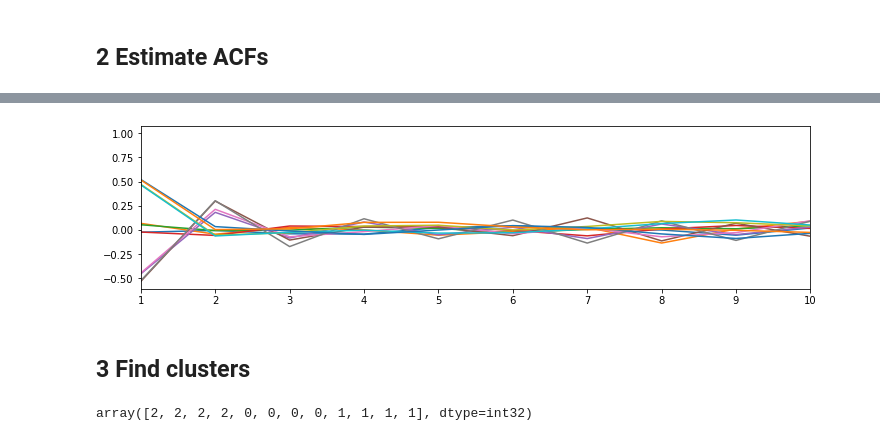
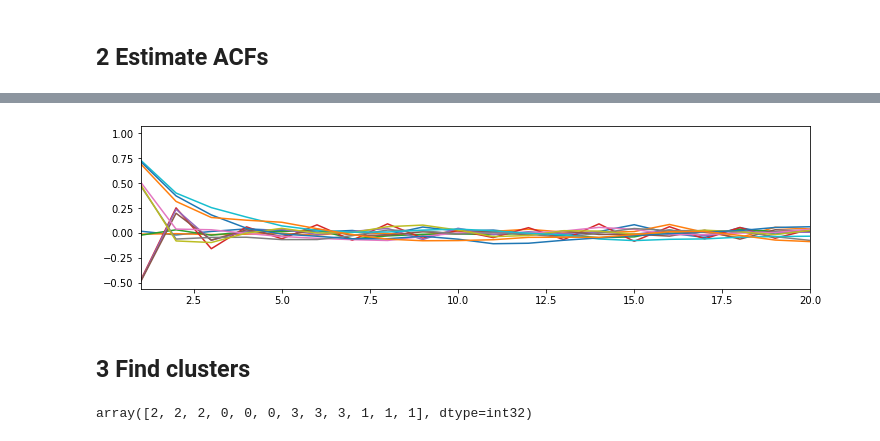
Before and after one commit to williewheeler/time-series-demos, a Jupyter notebook: clustering/ts-cluster.ipynb, the cells around one changed output, grey strips where cells are left out. Cells and saved outputs as stored; diff of their text form; code cells hidden in the pictures.

```diff
--- a/clustering/ts-cluster.ipynb
+++ b/clustering/ts-cluster.ipynb
@@ -8,6 +8,15 @@ import matplotlib.pyplot as plt
 
 from sklearn.cluster import KMeans
 from statsmodels.tsa.arima_process import ArmaProcess
+# %%
+# Number of time series per process
+series_per_process = 3
+
+# Length of an individual time series
+T = 1_000
+
+# Max ACF lags
+n_lags = 20
 # %% [markdown]
 ## 1 Generate time series dataset
 # %%
@@ -16,13 +25,17 @@ from statsmodels.tsa.arima_process import ArmaProcess
 processes = [
     ArmaProcess.from_coeffs([0.0], [0.0]),
     ArmaProcess.from_coeffs([-0.5], [0.0]),
-    ArmaProcess.from_coeffs([0.0], [0.9])
+    ArmaProcess.from_coeffs([0.0], [0.9]),
+    ArmaProcess.from_coeffs([0.5], [0.5])
 ]
 # %%
+n_processes = len(processes)
+n_series = n_processes * series_per_process
+
 # Generate the time series.
 df = pd.DataFrame()
-for i in range(12):
-    df[f"TS_{i}"] = processes[i // 4].generate_sample(500)
+for i in range(n_series):
+    df[f"TS_{i}"] = processes[i // series_per_process].generate_sample(T)
 # %%
 df.head(10)
 # %% [output]
@@ -61,9 +77,11 @@ plot_df(df, 8, 12, processes[2])
 # %% [markdown]
 ## 2 Estimate ACFs
 # %%
-max_lag = 10
-lag_arr = np.repeat(max_lag, df.shape[1])
-acf_list = list(map(sm.tsa.acf, df.transpose().to_numpy(), lag_arr))
+def acf(x, n_lags):
+    return sm.tsa.stattools.acf(x, nlags=n_lags)
+
+lag_arr = np.repeat(n_lags, df.shape[1])
+acf_list = list(map(acf, df.transpose().to_numpy(), lag_arr))
 acf_df = pd.DataFrame(acf_list).transpose()
 acf_df.columns = df.columns
 # %%
@@ -83,16 +101,17 @@ acf_df.head(10)
 # %%
 plt.figure(figsize=(12, 3))
-plt.xlim((1, max_lag))
+plt.xlim((1, n_lags))
 plt.plot(acf_df)
 plt.show()
 # %% [output]
-[figure, old version]
+[figure, new version]
 # %% [markdown]
 ## 3 Find clusters
 # %%
-kmeans = KMeans(n_clusters=3, random_state=0).fit(acf_df.transpose())
+n_clusters = n_processes
+kmeans = KMeans(n_clusters=n_clusters, random_state=0).fit(acf_df.transpose())
 kmeans.labels_
 # %% [output]
-array([2, 2, 2, 2, 0, 0, 0, 0, 1, 1, 1, 1], dtype=int32)
+array([2, 2, 2, 0, 0, 0, 3, 3, 3, 1, 1, 1], dtype=int32)
 # %%
 # i ranges over clusters
```
Also changed, not shown: parts of 8 cells of this notebook.
